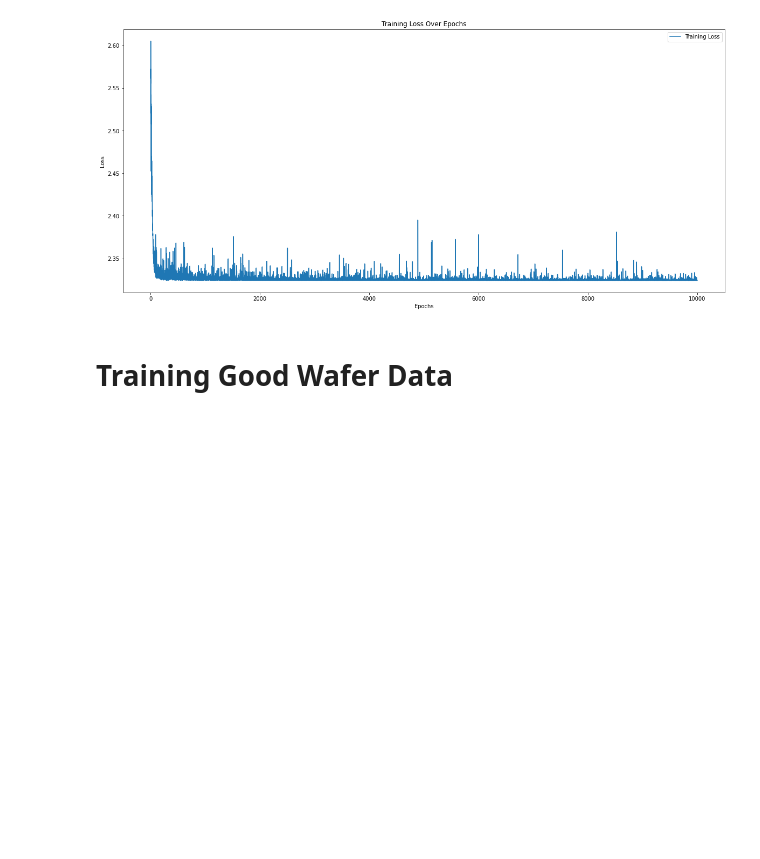
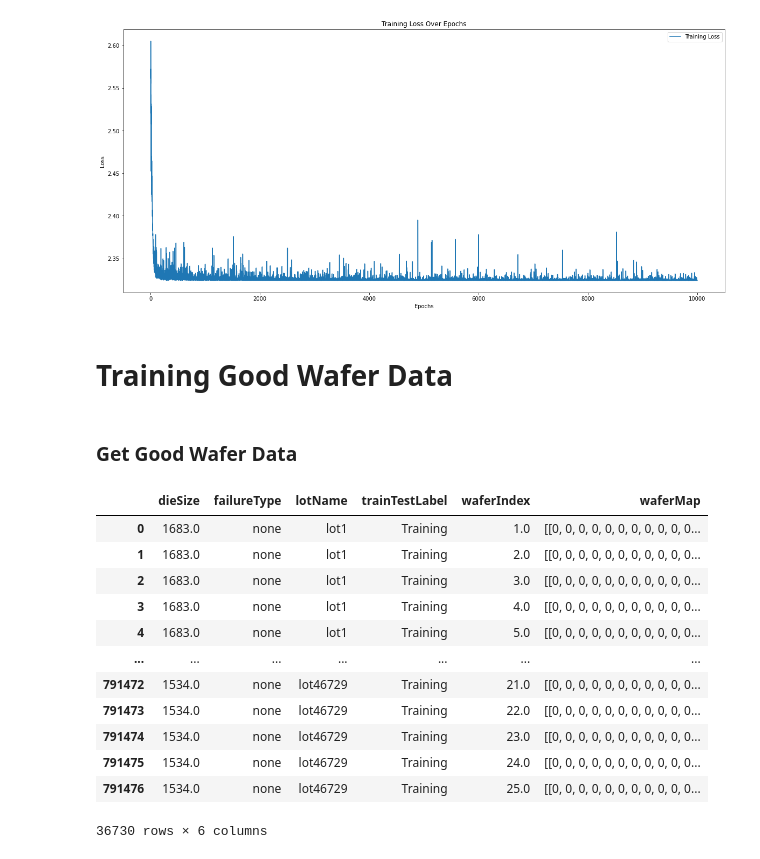
Before and after one commit to Arycast/vae_casp-er, a Jupyter notebook: python/vae_wafer.ipynb, the cells around one changed output. Cells and saved outputs as stored; diff of their text form; code cells hidden in the pictures; blank space fills up the shorter version.

```diff
--- a/python/vae_wafer.ipynb
+++ b/python/vae_wafer.ipynb
@@ -402,3 +403,5 @@ plt.show()
 [figure]
 # %% [markdown]
 # Training Good Wafer Data
+# %% [markdown]
+### Get Good Wafer Data
@@ -404,0 +410,16 @@ plt.show()
+# %%
+good_wafer_df
+# %% [output]
+|  | dieSize | failureType | lotName | trainTestLabel | waferIndex | waferMap |
+| 0 | 1683.0 | none | lot1 | Training | 1.0 | [[0, 0, 0, 0, 0, 0, 0, 0, 0, 0, 0... |
+| 1 | 1683.0 | none | lot1 | Training | 2.0 | [[0, 0, 0, 0, 0, 0, 0, 0, 0, 0, 0... |
+| 2 | 1683.0 | none | lot1 | Training | 3.0 | [[0, 0, 0, 0, 0, 0, 0, 0, 0, 0, 0... |
+| 3 | 1683.0 | none | lot1 | Training | 4.0 | [[0, 0, 0, 0, 0, 0, 0, 0, 0, 0, 0... |
+| 4 | 1683.0 | none | lot1 | Training | 5.0 | [[0, 0, 0, 0, 0, 0, 0, 0, 0, 0, 0... |
+| ... | ... | ... | ... | ... | ... | ... |
+| 791472 | 1534.0 | none | lot46729 | Training | 21.0 | [[0, 0, 0, 0, 0, 0, 0, 0, 0, 0, 0... |
+| 791473 | 1534.0 | none | lot46729 | Training | 22.0 | [[0, 0, 0, 0, 0, 0, 0, 0, 0, 0, 0... |
+| 791474 | 1534.0 | none | lot46729 | Training | 23.0 | [[0, 0, 0, 0, 0, 0, 0, 0, 0, 0, 0... |
+| 791475 | 1534.0 | none | lot46729 | Training | 24.0 | [[0, 0, 0, 0, 0, 0, 0, 0, 0, 0, 0... |
+| 791476 | 1534.0 | none | lot46729 | Training | 25.0 | [[0, 0, 0, 0, 0, 0, 0, 0, 0, 0, 0... |
+36730 rows × 6 columns
```
Also changed, not shown: parts of 7 cells of this notebook.
